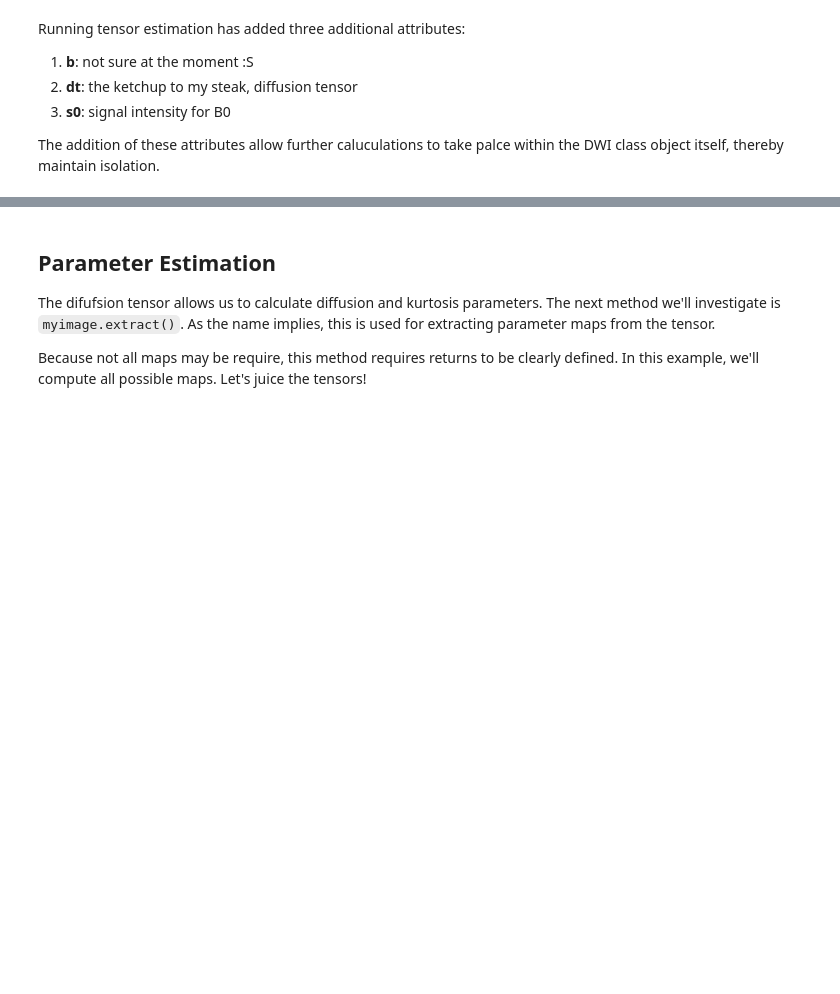
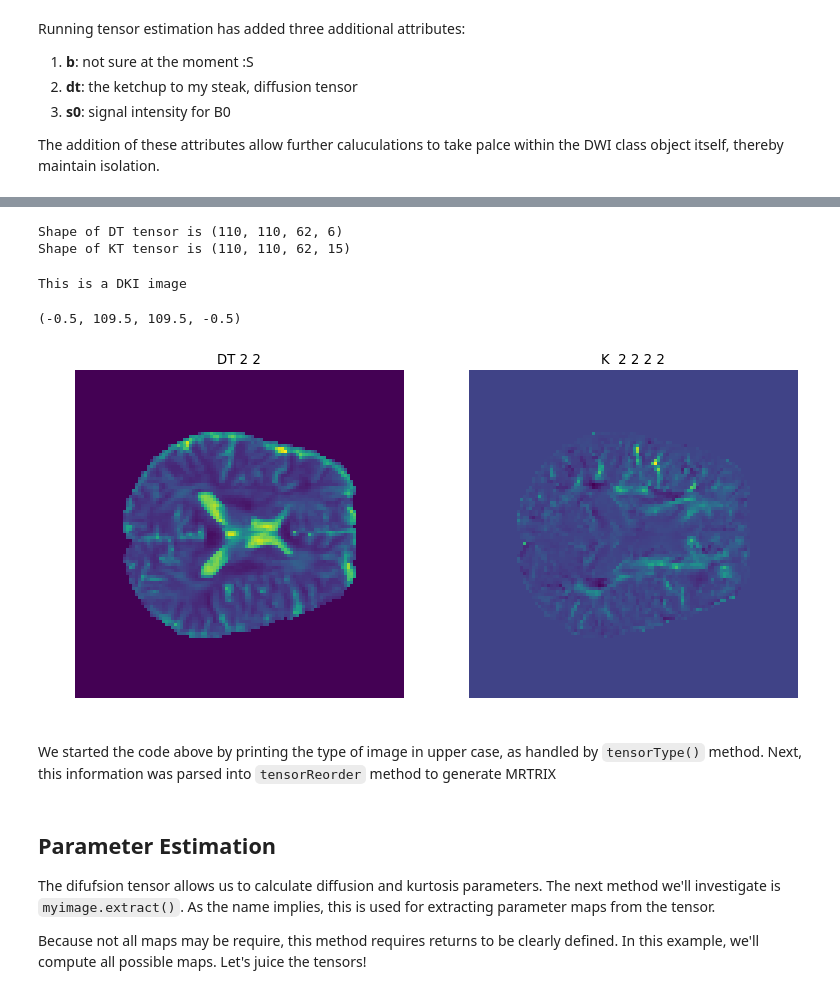
Before and after one commit to muscbridge/PyDesigner, a Jupyter notebook: Processing_Example.ipynb, the cells around one changed output, grey strips where cells are left out. Cells and saved outputs as stored; diff of their text form; code cells hidden in the pictures; blank space fills up the shorter version.

Commit message:
Rework tensor reordering to produce images

```diff
--- a/Processing_Example.ipynb
+++ b/Processing_Example.ipynb
@@ -122,3 +127,29 @@ The addition of these attributes allow further caluculations to take palce withi
+# %%
+print('Shape of DT tensor is ' + np.str(DT.shape))
+print('Shape of KT tensor is ' + np.str(KT.shape))
+# %% [output]
+Shape of DT tensor is (110, 110, 62, 6)
+Shape of KT tensor is (110, 110, 62, 15)
+# %%
+print('This is a ' + myimage.tensorType().upper() + ' image')
+
+DT, KT = myimage.tensorReorder(myimage.tensorType())
+
+fig = plt.figure(figsize=(18, 16), dpi= 80)
+img1 = fig.add_subplot(1,3,1)
+img1.imshow(DT[:,:,30,1])
+img1.title.set_text('DT 2 2')
+img1.axis('off')
+img2 = fig.add_subplot(1,3,2)
+img2.imshow(KT[:,:,30, 7])
+img2.title.set_text('K  2 2 2 2')
+img2.axis('off')
+# %% [output]
+This is a DKI image
+(-0.5, 109.5, 109.5, -0.5)
+[figure, added]
+# %% [markdown]
+We started the code above by printing the type of image in upper case, as handled by `tensorType()` method. Next, this information was parsed into `tensorReorder` method to generate MRTRIX
 # %% [markdown]
 ## Parameter Estimation
 The difufsion tensor allows us to calculate diffusion and kurtosis parameters. The next method we'll investigate is `myimage.extract()`. As the name implies, this is used for extracting parameter maps from the tensor.
```
Also changed, not shown: parts of 3 cells of this notebook, 1 other file.
